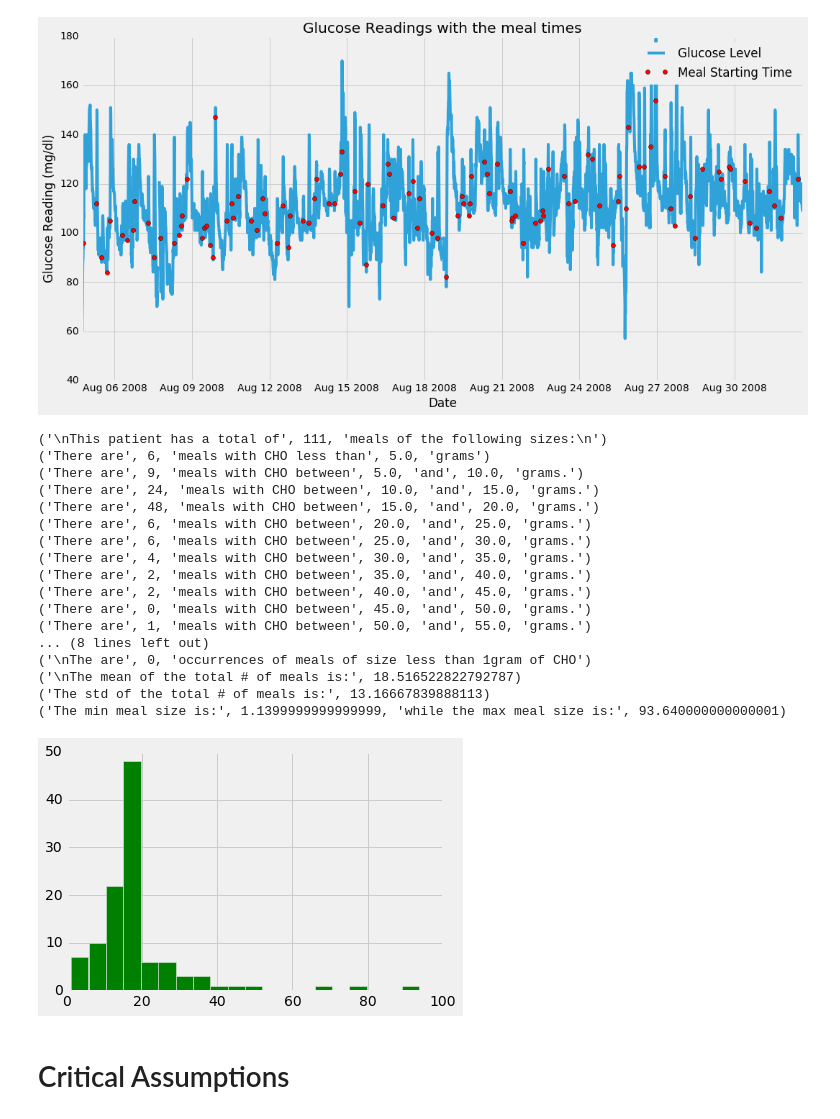
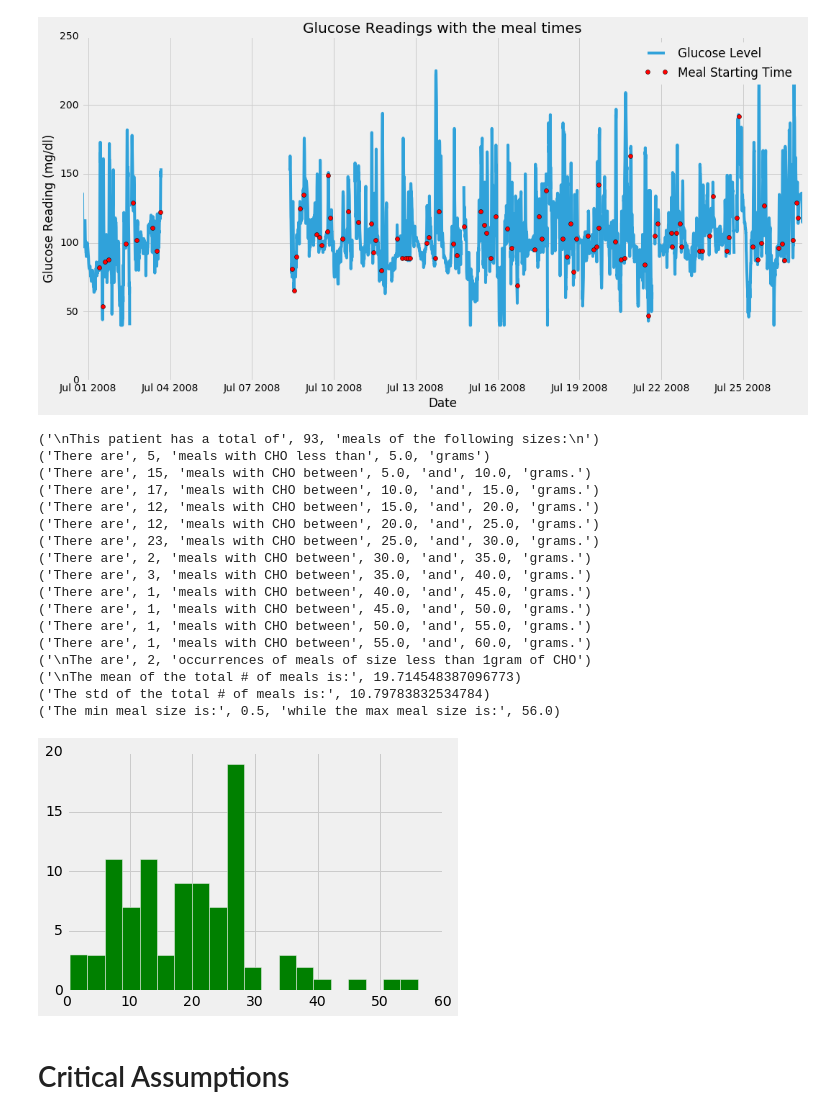
Before and after one commit to SalChem/Diabetic-Project, a Jupyter notebook: Smoothing and Filtering.ipynb, the cells around one changed output. Cells and saved outputs as stored; diff of their text form; code cells hidden in the pictures.

```diff
--- a/Smoothing and Filtering.ipynb
+++ b/Smoothing and Filtering.ipynb
@@ -22,7 +22,7 @@ _FIG_DIR = r'C:\Users\engadmin\Desktop\Diabetes  Project Code\figures'
 if not os.path.exists(_FIG_DIR):
     os.makedirs(_FIG_DIR)
 
-_GULCOSE_DATA_PATH = os.path.join(_DATA_DIR, 'P4.csv')
+_GULCOSE_DATA_PATH = os.path.join(_DATA_DIR, 'P1.csv')
 fields = ["Date", "mg/dL", "CHO (g)", "Fat (g)", "Protein (g)"]
 df_P1 = pd.read_csv(_GULCOSE_DATA_PATH, parse_dates=['Date'], usecols = fields) #read and prase Date col as dataTimes object
 df_P1 = df_P1.sort(['Date'])
@@ -128,4 +128,4 @@ Some of the successive meal readings are redundant and stand for one meal only
-[figure, old version]
+[figure, new version]
 # %%
 import bisect
 #Count number of meals within
@@ -165,30 +165,30 @@ print ("\nThe mean of the total # of meals is:",df_P14['CHO (g)'].mean())
 print ("The std of the total # of meals is:",df_P14['CHO (g)'].std())
 print ("The min meal size is:",df_P14['CHO (g)'].min(), "while the max meal size is:", df_P14['CHO (g)'].max())
 # %% [output]
-('\nThis patient has a total of', 111, 'meals of the following sizes:\n')
-('There are', 6, 'meals with CHO less than', 5.0, 'grams')
-('There are', 9, 'meals with CHO between', 5.0, 'and', 10.0, 'grams.')
-('There are', 24, 'meals with CHO between', 10.0, 'and', 15.0, 'grams.')
-('There are', 48, 'meals with CHO between', 15.0, 'and', 20.0, 'grams.')
-('There are', 6, 'meals with CHO between', 20.0, 'and', 25.0, 'grams.')
-('There are', 6, 'meals with CHO between', 25.0, 'and', 30.0, 'grams.')
-('There are', 4, 'meals with CHO between', 30.0, 'and', 35.0, 'grams.')
-('There are', 2, 'meals with CHO between', 35.0, 'and', 40.0, 'grams.')
-('There are', 2, 'meals with CHO between', 40.0, 'and', 45.0, 'grams.')
-('There are', 0, 'meals with CHO between', 45.0, 'and', 50.0, 'grams.')
+('\nThis patient has a total of', 93, 'meals of the following sizes:\n')
+('There are', 5, 'meals with CHO less than', 5.0, 'grams')
+('There are', 15, 'meals with CHO between', 5.0, 'and', 10.0, 'grams.')
+('There are', 17, 'meals with CHO between', 10.0, 'and', 15.0, 'grams.')
+('There are', 12, 'meals with CHO between', 15.0, 'and', 20.0, 'grams.')
+('There are', 12, 'meals with CHO between', 20.0, 'and', 25.0, 'grams.')
+('There are', 23, 'meals with CHO between', 25.0, 'and', 30.0, 'grams.')
+('There are', 2, 'meals with CHO between', 30.0, 'and', 35.0, 'grams.')
+('There are', 3, 'meals with CHO between', 35.0, 'and', 40.0, 'grams.')
+('There are', 1, 'meals with CHO between', 40.0, 'and', 45.0, 'grams.')
+('There are', 1, 'meals with CHO between', 45.0, 'and', 50.0, 'grams.')
 ('There are', 1, 'meals with CHO between', 50.0, 'and', 55.0, 'grams.')
-... (8 lines left out)
-('\nThe are', 0, 'occurrences of meals of size less than 1gram of CHO')
-('\nThe mean of the total # of meals is:', 18.516522822792787)
-('The std of the total # of meals is:', 13.16667839888113)
-('The min meal size is:', 1.1399999999999999, 'while the max meal size is:', 93.640000000000001)
+('There are', 1, 'meals with CHO between', 55.0, 'and', 60.0, 'grams.')
+('\nThe are', 2, 'occurrences of meals of size less than 1gram of CHO')
+('\nThe mean of the total # of meals is:', 19.714548387096773)
+('The std of the total # of meals is:', 10.79783832534784)
+('The min meal size is:', 0.5, 'while the max meal size is:', 56.0)
 # %%
 n, bins, patches = plt.hist(df_P14['CHO (g)'], 20, facecolor='green', alpha=1)
 
 # from pandas.tools.plotting import bootstrap_plot
 # bootstrap_plot(df_P14['mg/dL'], size=50, samples=50, color='grey')
 # %% [output]
-[figure, old version]
+[figure, new version]
 # %%
 #This cell is for the interactive plotting using bokeh
 from bokeh.plotting import figure, output_file, show
```
Also changed, not shown: parts of 12 cells of this notebook.
